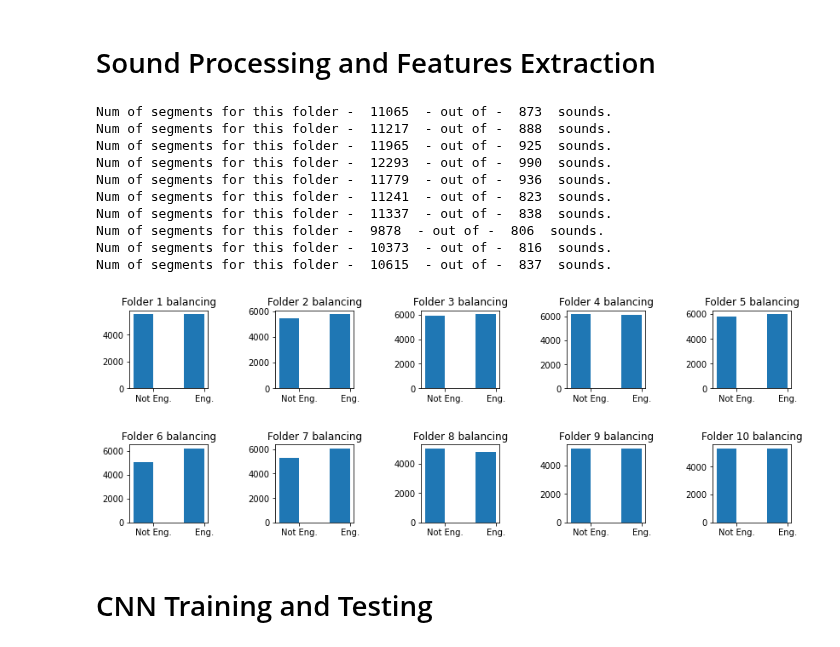
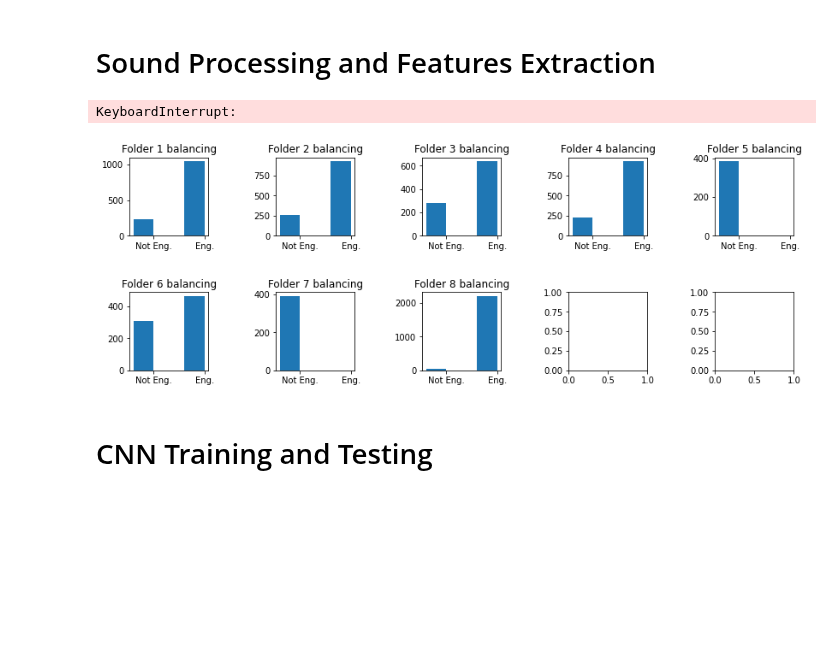
Before and after one commit to matsozza/Python_ML_CombustionEnginesRecog_MBA, a Jupyter notebook: Convolutional Neural Network.ipynb, the cells around one changed output. Saved outputs shown, nothing was run; the diff lists cells and outputs as text; code cells hidden in the pictures; blank space fills up the shorter version.

```diff
--- a/Convolutional Neural Network.ipynb
+++ b/Convolutional Neural Network.ipynb
@@ -26,9 +28,9 @@ from IPython.display import Audio
 # %%
 # Debug and test variables
 # Do not process all the sound in the dataset (for faster execution during script development)
-REDUCED_MODE = 0
+REDUCED_MODE = 1
 # Number of dataset sounds per folder to process in the reduced-mode.
-REDUCED_MODE_SOUNDNUM = 150
+REDUCED_MODE_SOUNDNUM = 50
 
 # sound processing variables
 SOUND_SR = 44100  # sound sampling in Hertz
@@ -49,7 +51,7 @@ PREPROC_SKIP = 0  # Skip preprocessing files and use previosuly saved '.npz'
 soundsPath = 'UrbanSounds8K/1_audioFiles/'
 soundsSubPaths = np.array(['fold1', 'fold2', 'fold3', 'fold4',
                           'fold5', 'fold6', 'fold7', 'fold8', 'fold9', 'fold10'])
-processedPath = "UrbanSounds8K/2_featuresProcessed/"
+preProcPath = "UrbanSounds8K/2_featuresProcessed/"
 trainingResultsPath = "UrbanSounds8K/3_trainingResults/"
 confusionFile = "confusion_matrix"
 trainingFile = "trainingResults"
@@ -97,11 +117,11 @@ def extractSoundFeature(soundsPath, soundsSubPath, n_mels=SOUND_N_MELS, n_window
         soundsPath, soundsSubPath, "*.wav"))
 
     # Iterate and extract features from each sound
-    idxsound, idxSegment = 0, 0
+    idxSound, idxSegment = 0, 0
     for soundPath in allsoundsPath_A:
-        idxsound = idxsound+1
+        idxSound = idxSound+1
         # Early stop for reduced mode
-        if REDUCED_MODE == 1 and idxsound == REDUCED_MODE_SOUNDNUM:
+        if REDUCED_MODE == 1 and idxSound == REDUCED_MODE_SOUNDNUM:
             break
 
         # Extract sound class by parsing file name
@@ -160,7 +180,8 @@ def extractSoundFeature(soundsPath, soundsSubPath, n_mels=SOUND_N_MELS, n_window
                 features_AM.append(segSoundSpect_AM)
                 origClasses_A.append(segSoundClass_A)
 
-    print('Num of segments for this folder - ', idxSegment, ' - out of - ', idxsound, ' sounds.')
+    logging.log(msg = 'Num of segments for '+ soundsSubPath +' -> ' + str(idxSegment) +
+                ' - out of - ' + str(idxSound) + ' sounds.', level=20)
 
     # Stack all data 'per segment' and not 'per sound'
     segSounds_AA = np.concatenate(segSounds_AA, axis=0)
@@ -224,41 +245,32 @@ def CNN_modelDefinition(useLeakyRelu=0):
 # %%
 # Pre-process and extract feature from the data
 if PREPROC_SKIP == 0:
     fig, axes = plt.subplots(2, 5)
     axes = axes.ravel()
     fig.set_figheight(10*0.5)
     fig.set_figwidth(25*0.5)
     fig.tight_layout(pad=4.5)
 
     # Loop through all sound folders
     idxFold = 0
     for soundSubPath in soundsSubPaths:
         # Extract files from folder and save externally for reuse
         segSounds_AA, features_AM, classes_A = extractSoundFeature(soundsPath, soundSubPath)
-        np.savez("{0}{1}".format(processedPath, soundSubPath),
+        np.savez("{0}{1}".format(preProcPath, soundSubPath),
                  segSounds = segSounds_AA, features=features_AM, classes=classes_A)
 
         # Plot histogram of data balancing per folder
         axes[idxFold].set_title('Folder ' + str(idxFold+1) + ' balancing')
         tmpData = np.asarray(classes_A)
         tmpData = [np.count_nonzero(tmpData == 0),
                    np.count_nonzero(tmpData == 1)]
         axes[idxFold].bar(['Not Eng.', 'Eng.'], tmpData,
                           align='edge', width=-0.4, label="Train")
 
         idxFold += 1
 # %% [output]
-Num of segments for this folder -  11065  - out of -  873  sounds.
-Num of segments for this folder -  11217  - out of -  888  sounds.
-Num of segments for this folder -  11965  - out of -  925  sounds.
-Num of segments for this folder -  12293  - out of -  990  sounds.
-Num of segments for this folder -  11779  - out of -  936  sounds.
-Num of segments for this folder -  11241  - out of -  823  sounds.
-Num of segments for this folder -  11337  - out of -  838  sounds.
-Num of segments for this folder -  9878  - out of -  806  sounds.
-Num of segments for this folder -  10373  - out of -  816  sounds.
-Num of segments for this folder -  10615  - out of -  837  sounds.
+KeyboardInterrupt:
-[figure, old version]
+[figure, new version]
 # %% [markdown]
 # CNN Training and Testing
 # %%
```
Also changed, not shown: parts of 9 cells of this notebook.
